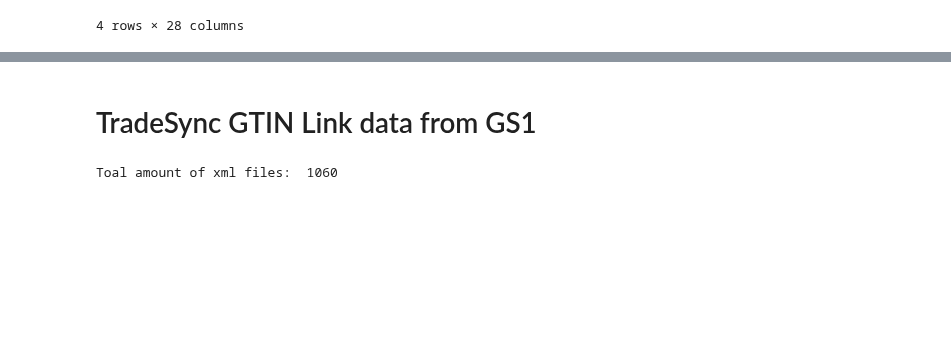
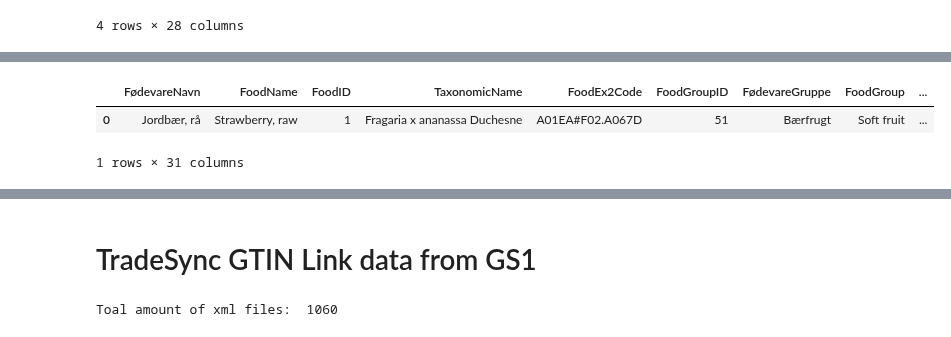
Before and after one commit to mrchapagain/ConsumerDataAnalytics, a Jupyter notebook: Data_Exploration.ipynb, the cells around one changed output, grey strips where cells are left out. Saved outputs shown, nothing was run; the diff lists cells and outputs as text; code cells hidden in the pictures; blank space fills up the shorter version.

```diff
--- a/Data_Exploration.ipynb
+++ b/Data_Exploration.ipynb
@@ -269,0 +308,6 @@ combine_gpc_climate_dataset.head(2).append(combine_gpc_climate_dataset.tail(2))
+# %%
+combine_fridanutrient_additionallink_dataset[combine_fridanutrient_additionallink_dataset.FødevareNavn == "Jordbær, rå"]
+# %% [output]
+|  | FødevareNavn | FoodName | FoodID | TaxonomicName | FoodEx2Code | FoodGroupID | FødevareGruppe | FoodGroup | ... |
+| 0 | Jordbær, rå | Strawberry, raw | 1 | Fragaria x ananassa Duchesne | A01EA#F02.A067D | 51 | Bærfrugt | Soft fruit | ... |
+1 rows × 31 columns
```
Also changed, not shown: parts of 9 cells of this notebook.
